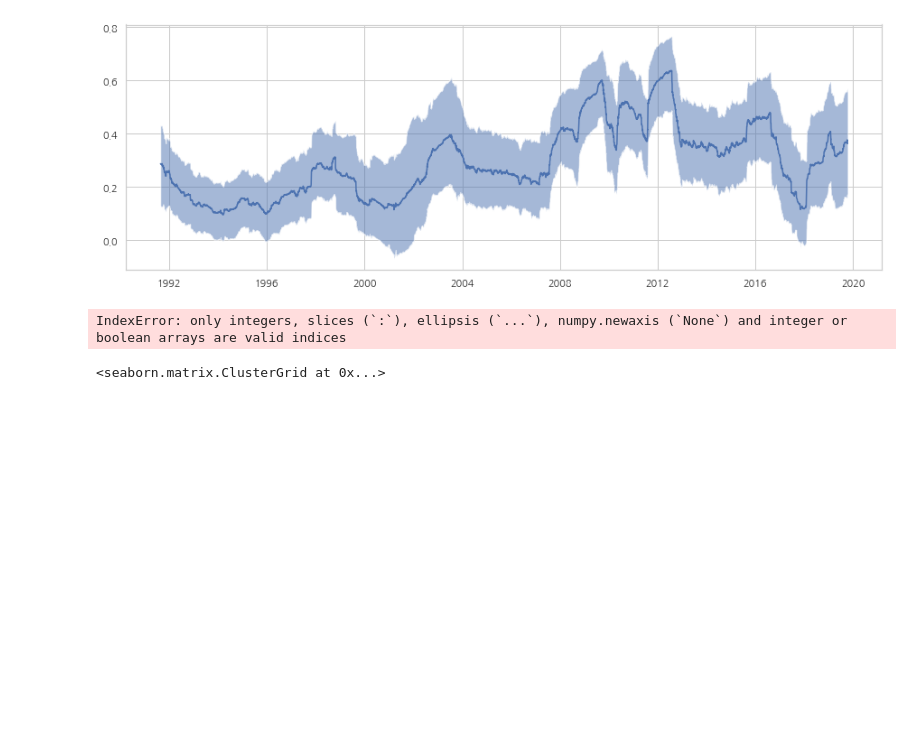
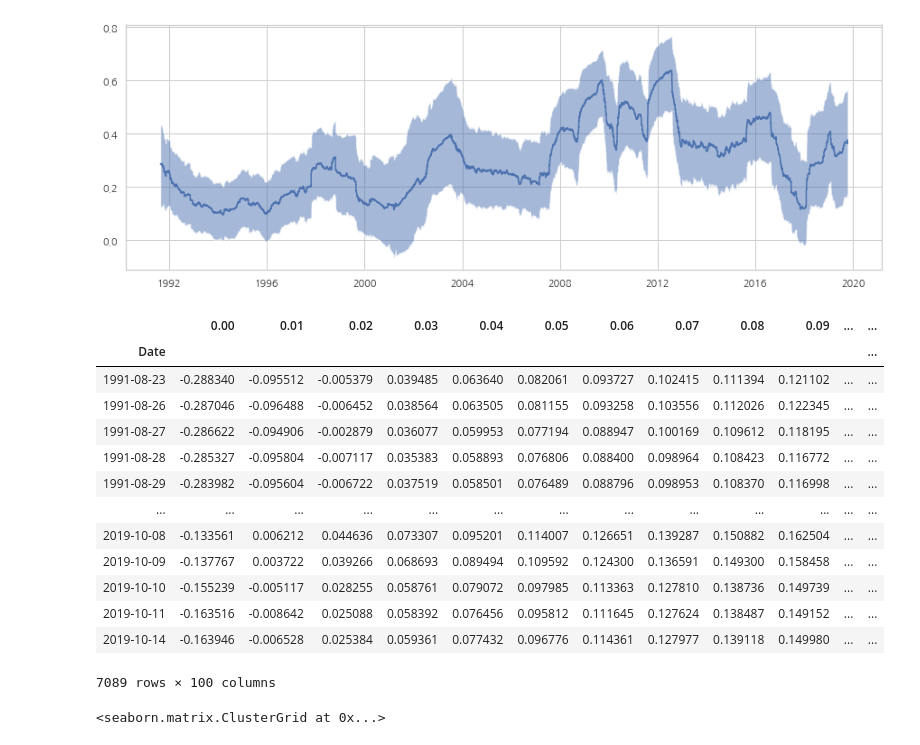
Before and after one commit to dnokes/DATA_698, a Jupyter notebook: notebooks/prototyping/DATA_698_Test_MSTs_Docker_Test.ipynb, the cells around one changed output. Saved outputs shown, nothing was run; the diff lists cells and outputs as text; code cells hidden in the pictures; blank space fills up the shorter version.

```diff
--- a/notebooks/prototyping/DATA_698_Test_MSTs_Docker_Test.ipynb
+++ b/notebooks/prototyping/DATA_698_Test_MSTs_Docker_Test.ipynb
@@ -571,22 +585,36 @@ meanCorrelationDf['observed'].plot(kind='area',alpha=0.5)
 # %%
 figureSize=(15,5)
 plt.figure(figsize=figureSize)
-x=percentileCorrelationDf.index
+XY=percentileCorrelationDf.dropna()
+x=XY.index
 #y0=meanCorrelationDf['observed'].values
-y0=percentileCorrelationDf[0.5].values
+y0=XY[0.5].values
 #y1=percentileCorrelationDf[0.05].values
 #y2=percentileCorrelationDf[0.9500000000000001].values
-y1=percentileCorrelationDf[0.1].values
-y2=percentileCorrelationDf[0.9].values
+y1=XY[0.1].values
+y2=XY[0.9].values
 plt.fill_between(x,y1,y2,alpha=0.5)
-plt.plot(x,y0)
+plt.step(x,y0)
 # %% [output]
 [<matplotlib.lines.Line2D at 0x...>]
 [figure]
-# %%
-meanCorrelation
-# %% [output]
-IndexError: only integers, slices (`:`), ellipsis (`...`), numpy.newaxis (`None`) and integer or boolean arrays are valid indices
+# %%
+XY
+# %% [output]
+|  | 0.00 | 0.01 | 0.02 | 0.03 | 0.04 | 0.05 | 0.06 | 0.07 | 0.08 | 0.09 | ... | ... |
+| Date |  |  |  |  |  |  |  |  |  |  |  | ... |
+| 1991-08-23 | -0.288340 | -0.095512 | -0.005379 | 0.039485 | 0.063640 | 0.082061 | 0.093727 | 0.102415 | 0.111394 | 0.121102 | ... | ... |
+| 1991-08-26 | -0.287046 | -0.096488 | -0.006452 | 0.038564 | 0.063505 | 0.081155 | 0.093258 | 0.103556 | 0.112026 | 0.122345 | ... | ... |
+| 1991-08-27 | -0.286622 | -0.094906 | -0.002879 | 0.036077 | 0.059953 | 0.077194 | 0.088947 | 0.100169 | 0.109612 | 0.118195 | ... | ... |
+| 1991-08-28 | -0.285327 | -0.095804 | -0.007117 | 0.035383 | 0.058893 | 0.076806 | 0.088400 | 0.098964 | 0.108423 | 0.116772 | ... | ... |
+| 1991-08-29 | -0.283982 | -0.095604 | -0.006722 | 0.037519 | 0.058501 | 0.076489 | 0.088796 | 0.098953 | 0.108370 | 0.116998 | ... | ... |
+| ... | ... | ... | ... | ... | ... | ... | ... | ... | ... | ... | ... | ... |
+| 2019-10-08 | -0.133561 | 0.006212 | 0.044636 | 0.073307 | 0.095201 | 0.114007 | 0.126651 | 0.139287 | 0.150882 | 0.162504 | ... | ... |
+| 2019-10-09 | -0.137767 | 0.003722 | 0.039266 | 0.068693 | 0.089494 | 0.109592 | 0.124300 | 0.136591 | 0.149300 | 0.158458 | ... | ... |
+| 2019-10-10 | -0.155239 | -0.005117 | 0.028255 | 0.058761 | 0.079072 | 0.097985 | 0.113363 | 0.127810 | 0.138736 | 0.149739 | ... | ... |
+| 2019-10-11 | -0.163516 | -0.008642 | 0.025088 | 0.058392 | 0.076456 | 0.095812 | 0.111645 | 0.127624 | 0.138487 | 0.149152 | ... | ... |
+| 2019-10-14 | -0.163946 | -0.006528 | 0.025384 | 0.059361 | 0.077432 | 0.096776 | 0.114361 | 0.127977 | 0.139118 | 0.149980 | ... | ... |
+7089 rows × 100 columns
 # %%
 #
 sns.clustermap(CC,method="single",linewidths=0, figsize=(13, 13))
```
Also changed, not shown: parts of 3 cells of this notebook.
